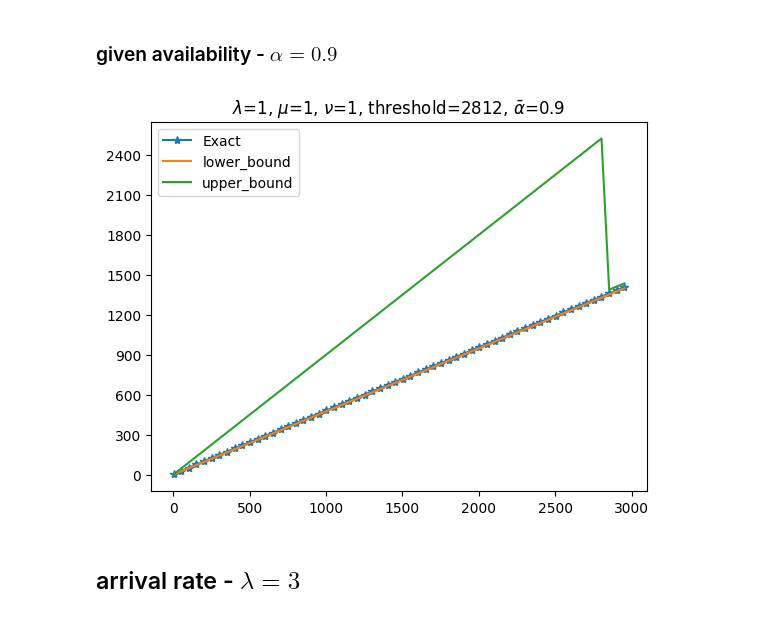
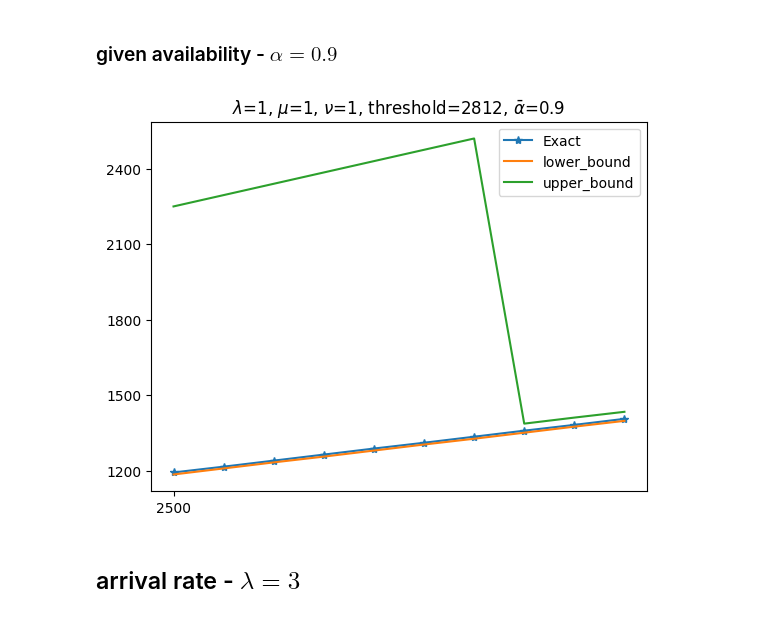
Before and after one commit to Xiaobing-S/Staffing-Finite-Service-Systems---Simulation, a Jupyter notebook: SimulationReport.ipynb, the cells around one changed output. Cells and saved outputs as stored; diff of their text form; code cells hidden in the pictures.

```diff
--- a/SimulationReport.ipynb
+++ b/SimulationReport.ipynb
@@ -33,11 +33,11 @@ PlotAllPerformances(params, all_n, results_min_servers, results_min_servers_lb,
 # %%
 params['given_alpha'] = 0.9
 
-all_n = np.arange(2, 3000, 50)
+all_n = np.arange(2500, 3000, 50)
 results_min_servers, results_min_servers_lb, results_min_servers_ub, threshold = ComputeAllMinServers(params, all_n)
 PlotAllPerformances(params, all_n, results_min_servers, results_min_servers_lb, results_min_servers_ub, threshold, 500, 300)
 # %% [output]
-[figure, old version]
+[figure, new version]
 # %% [markdown]
 ## arrival rate - $\lambda=3$
 # %% [markdown]
```
Also changed, not shown: parts of 25 cells of this notebook, 1 other file.
